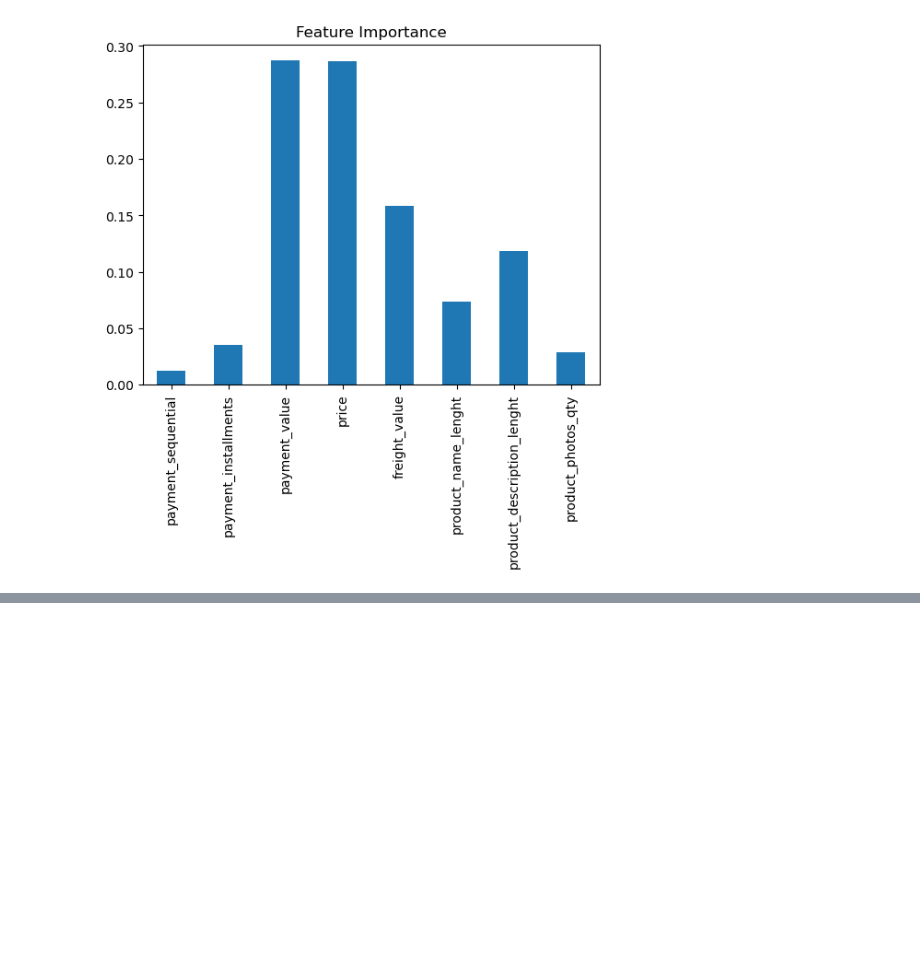
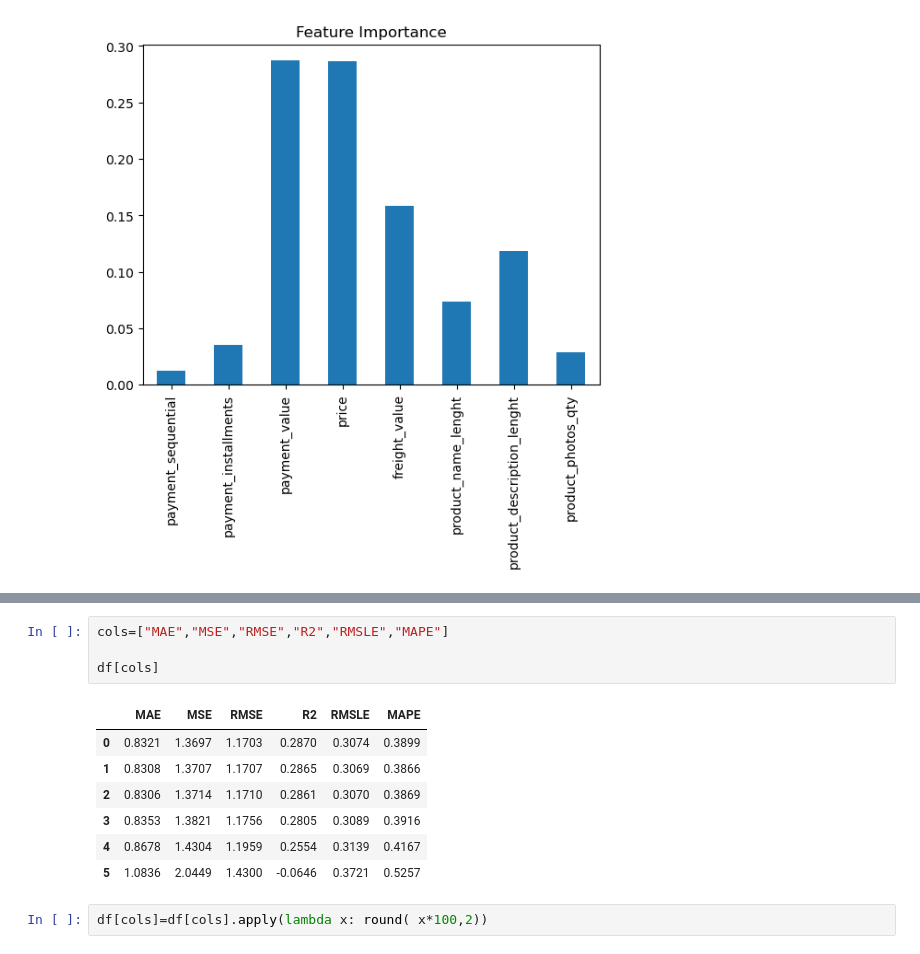
Before and after one commit to mageshyt/mlops_customer_satisfaction, a Jupyter notebook: notebooks/model-training.ipynb, the cells around one changed output, grey strips where cells are left out. Cells and saved outputs as stored; diff of their text form; blank space fills up the shorter version.

```diff
--- a/notebooks/model-training.ipynb
+++ b/notebooks/model-training.ipynb
@@ -225,0 +240,14 @@ feature_df.T.plot(kind='bar',legend=False,title='Feature Importance');
+# %%
+cols=["MAE","MSE","RMSE","R2","RMSLE","MAPE"]
+
+df[cols]
+# %% [output]
+|  | MAE | MSE | RMSE | R2 | RMSLE | MAPE |
+| 0 | 0.8321 | 1.3697 | 1.1703 | 0.2870 | 0.3074 | 0.3899 |
+| 1 | 0.8308 | 1.3707 | 1.1707 | 0.2865 | 0.3069 | 0.3866 |
+| 2 | 0.8306 | 1.3714 | 1.1710 | 0.2861 | 0.3070 | 0.3869 |
+| 3 | 0.8353 | 1.3821 | 1.1756 | 0.2805 | 0.3089 | 0.3916 |
+| 4 | 0.8678 | 1.4304 | 1.1959 | 0.2554 | 0.3139 | 0.4167 |
+| 5 | 1.0836 | 2.0449 | 1.4300 | -0.0646 | 0.3721 | 0.5257 |
+# %%
+df[cols]=df[cols].apply(lambda x: round( x*100,2))
```
Also changed, not shown: parts of 4 cells of this notebook, 9 other files.
